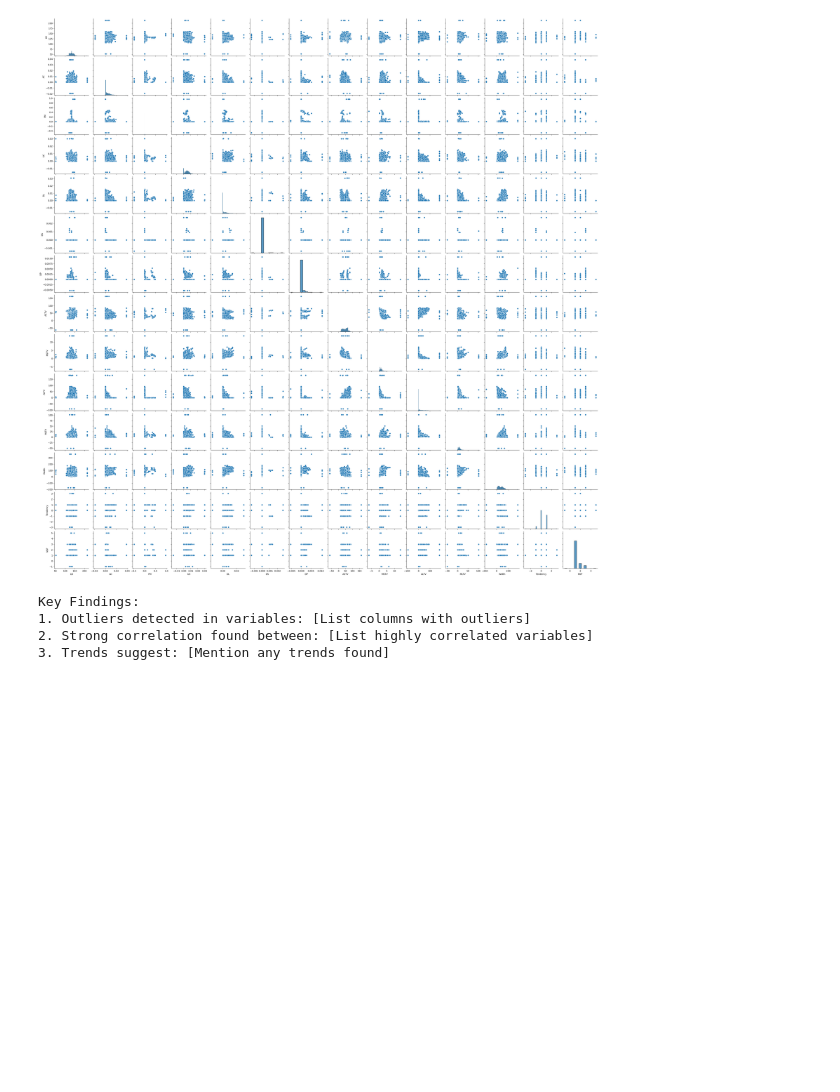
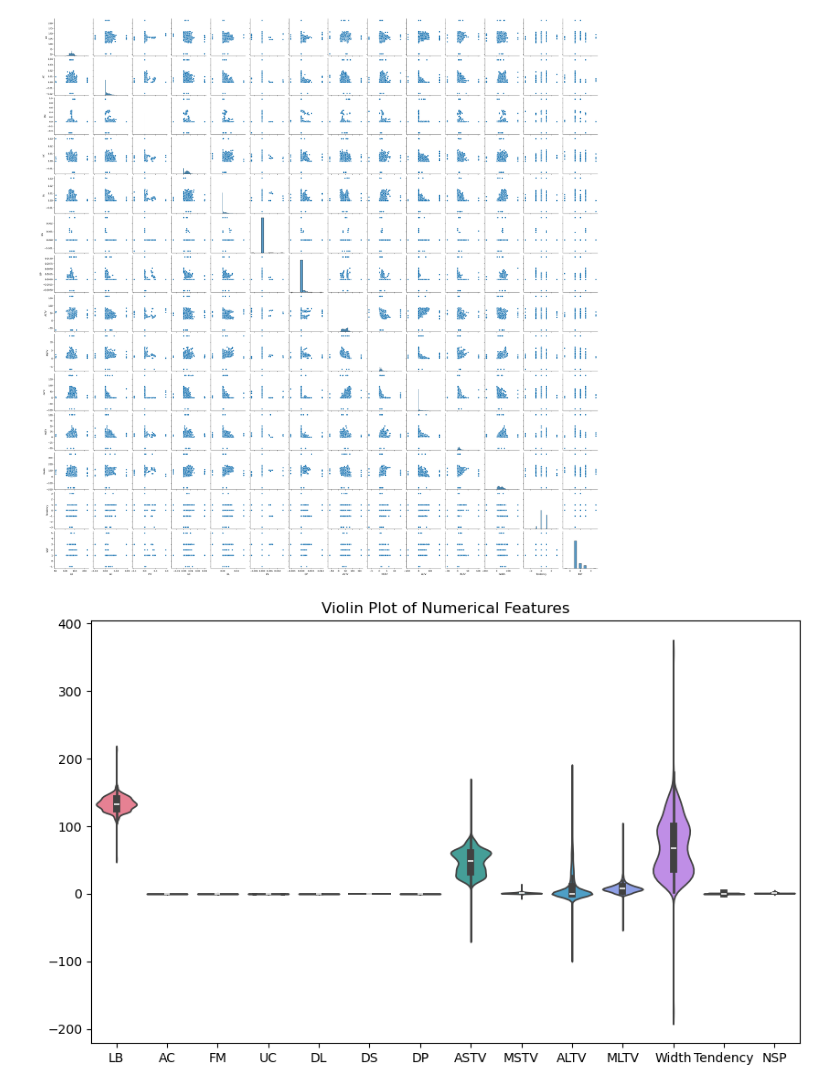
Before and after one commit to JayashriiDhage24/Data-Science-Assigmnets, a Jupyter notebook: Assignment 10(EDA).ipynb, the cells around one changed output. Saved outputs shown, nothing was run; the diff lists cells and outputs as text; code cells hidden in the pictures; blank space fills up the shorter version.

```diff
--- a/Assignment 10(EDA).ipynb
+++ b/Assignment 10(EDA).ipynb
@@ -116,14 +116,11 @@ sns.pairplot(Data_set)
 plt.show()
 # %% [output]
 [figure]
-# %%
-# Conclusion
-print("Key Findings:")
-print("1. Outliers detected in variables: [List columns with outliers]")
-print("2. Strong correlation found between: [List highly correlated variables]")
-print("3. Trends suggest: [Mention any trends found]")
-# %% [output]
-Key Findings:
-1. Outliers detected in variables: [List columns with outliers]
-2. Strong correlation found between: [List highly correlated variables]
-3. Trends suggest: [Mention any trends found]
+# %%
+# Violin Plot for Distribution
+plt.figure(figsize=(10, 6))
+sns.violinplot(data=Data_set.select_dtypes(include=[np.number]))
+plt.title("Violin Plot of Numerical Features")
+plt.show()
+# %% [output]
+[figure, added]
```
Also changed, not shown: parts of 3 cells of this notebook, 1 other file.
